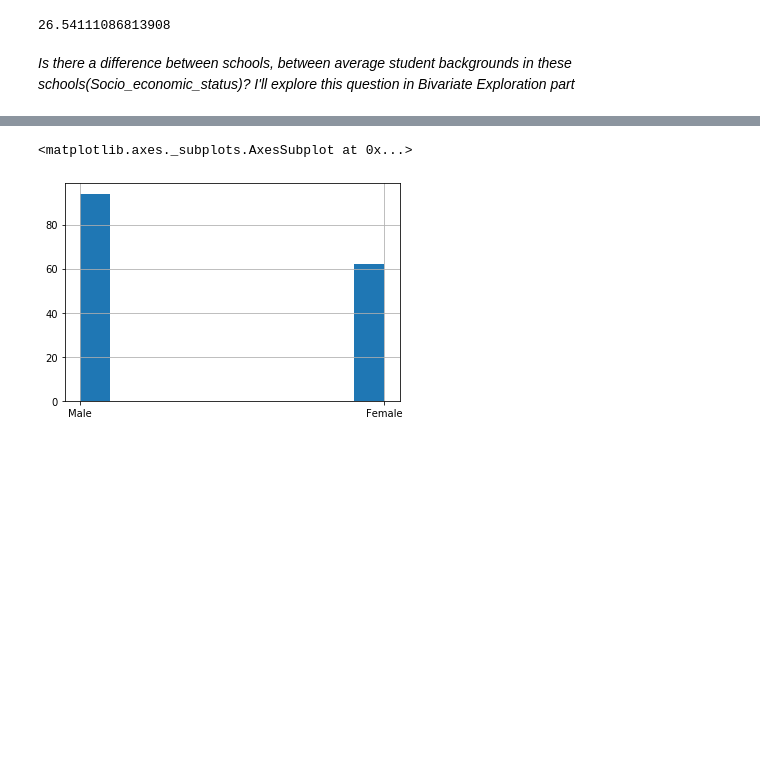
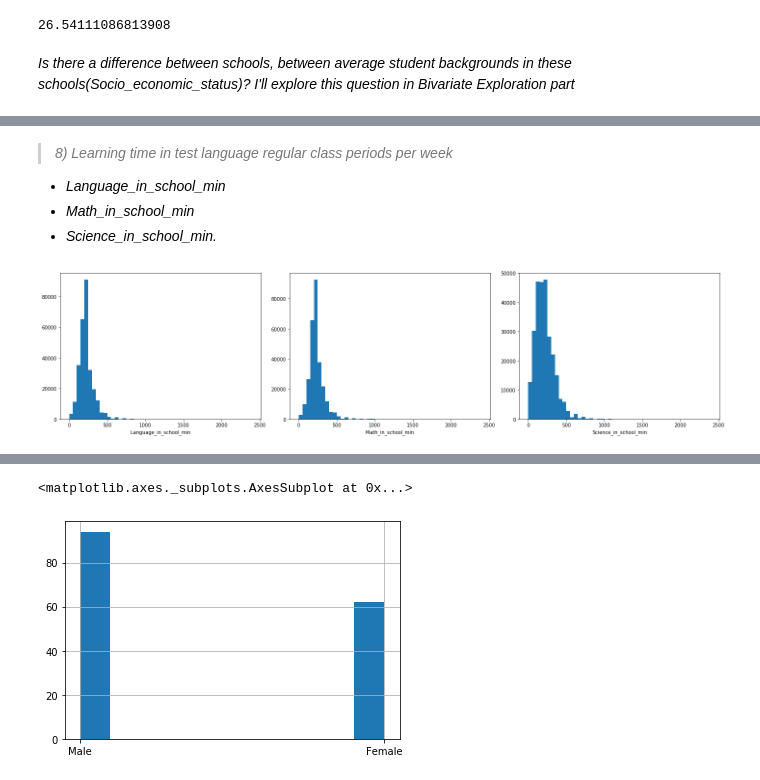
Before and after one commit to Anyra20/CommunicateDataProject, a Jupyter notebook: exploration_template.ipynb, the cells around one changed output, grey strips where cells are left out. Drawn from its saved outputs; the diff is of its cells as text; code cells hidden in the pictures; blank space fills up the shorter version.

```diff
--- a/exploration_template.ipynb
+++ b/exploration_template.ipynb
@@ -450 +453,23 @@ plt.show()
+# %% [markdown]
+> *8) Learning time in test language regular class periods per week*
+- *Language_in_school_min*
+- *Math_in_school_min*
+- *Science_in_school_min.*
+# %%
+binsize = 50
+fig, axes = plt.subplots(nrows=1, ncols=3,figsize=[20,5])
+plt.subplot(1, 3, 1)
+bins = np.arange(0, pisa.Language_in_school_min.max()+binsize, binsize)
+plt.hist(data = pisa, x = 'Language_in_school_min', bins = bins)
+plt.xlabel('Language_in_school_min')
+plt.subplot(1, 3, 2)
+plt.hist(data = pisa, x = 'Math_in_school_min', bins = bins)
+plt.xlabel('Math_in_school_min')
+plt.subplot(1, 3, 3)
+plt.hist(data = pisa, x = 'Science_in_school_min', bins = bins)
+#plt.axvline(x=0, color='red')
+plt.xlabel('Science_in_school_min')
+fig.tight_layout()
+# %% [output]
+[figure, added]
 # %%
```
Also changed, not shown: parts of 41 cells of this notebook.
